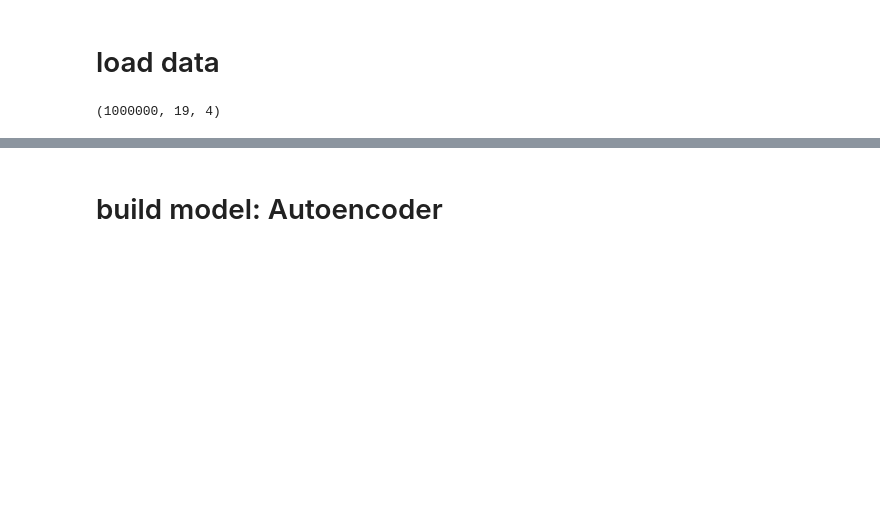
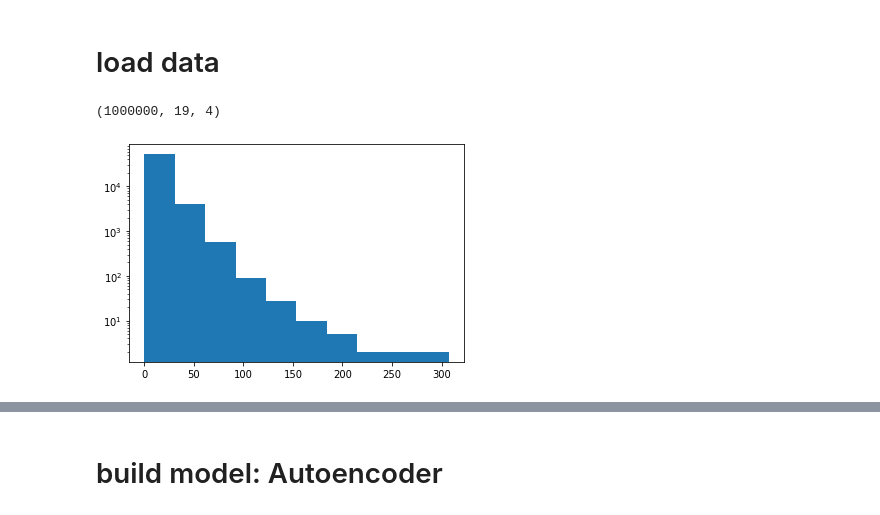
Before and after one commit to kingusiu/gravada, a Jupyter notebook: L1_autoencoding_main.ipynb, the cells around one changed output, grey strips where cells are left out. Drawn from its saved outputs; the diff is of its cells as text; code cells hidden in the pictures; blank space fills up the shorter version.

```diff
--- a/L1_autoencoding_main.ipynb
+++ b/L1_autoencoding_main.ipynb
@@ -42,3 +51,8 @@ particles_train = particles[:3000]
 # %%
 A = make_adjacencies(particles_train)
 A_tilde = normalized_adjacency(A)
+# %%
+plt.hist(particles_train[:,:,0].flatten())
+plt.yscale('log')
+# %% [output]
+[figure, added]
```
Also changed, not shown: parts of 23 cells of this notebook, 1 other file.
